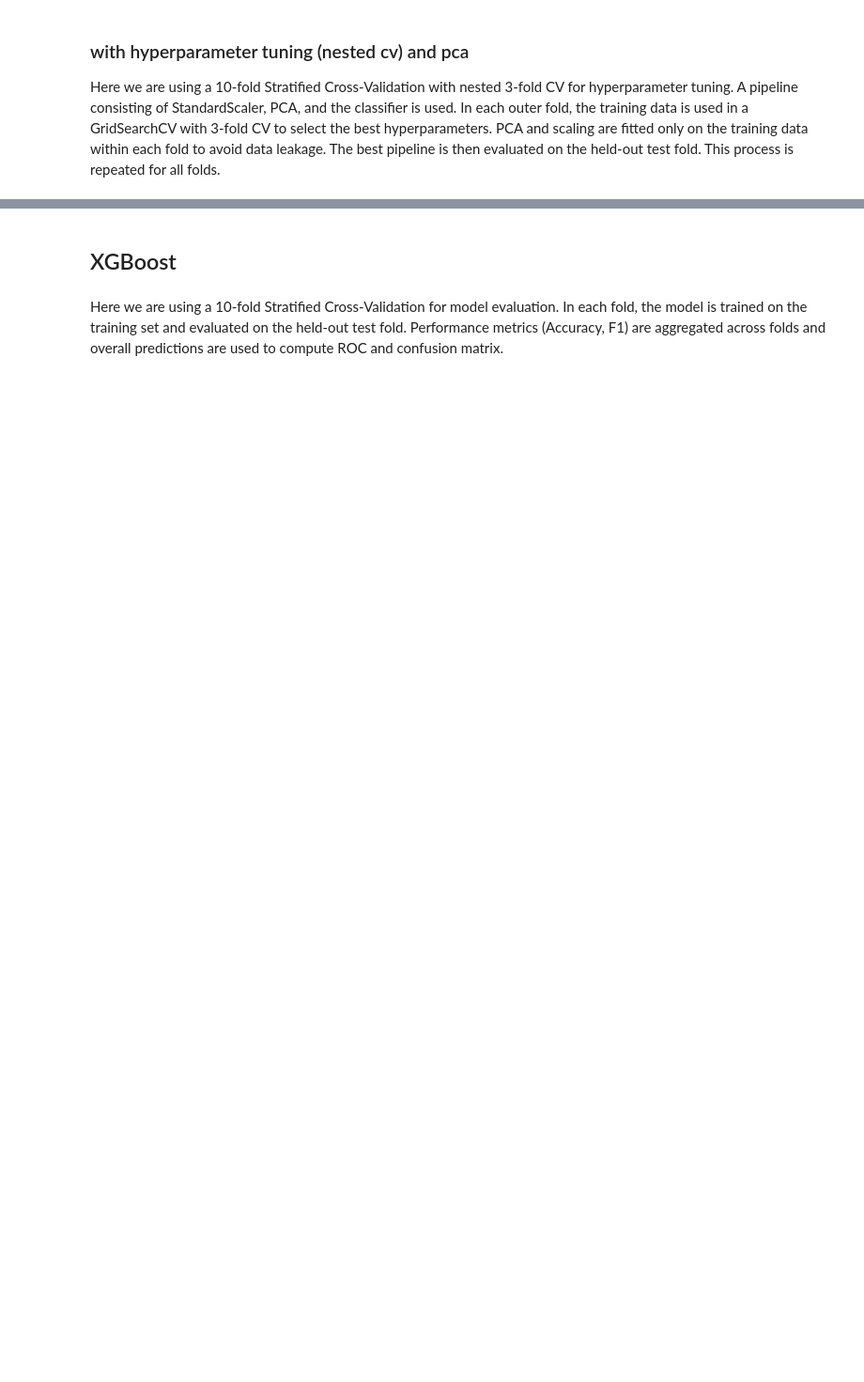
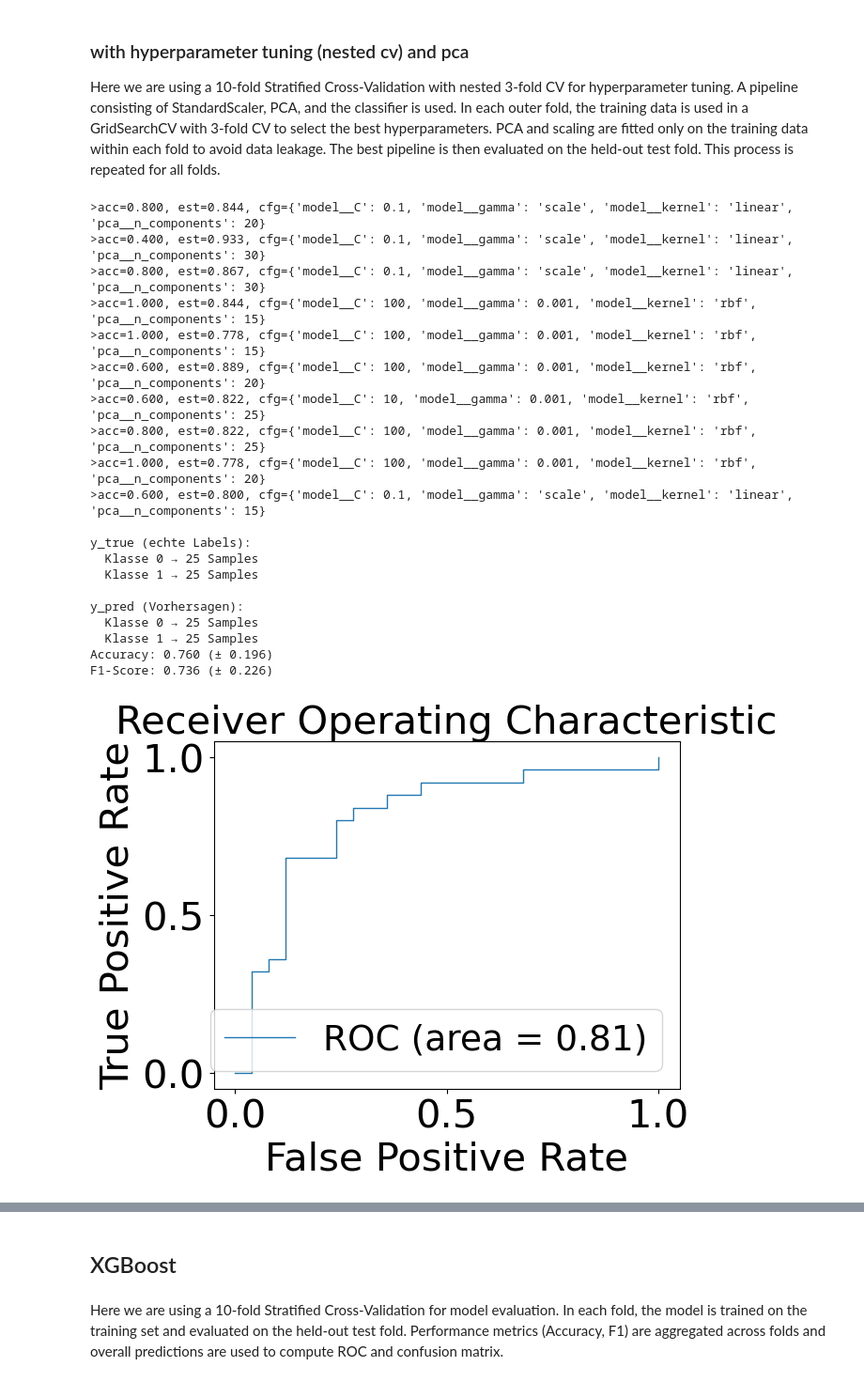
Before and after one commit to mbp-lab/tsst-speech-stress, a Jupyter notebook: 04_StimmeStress_MLClassification.ipynb, the cells around one changed output, grey strips where cells are left out. Shown at 94% size. Drawn from its saved outputs; the diff is of its cells as text; code cells hidden in the pictures; blank space fills up the shorter version.

```diff
--- a/04_StimmeStress_MLClassification.ipynb
+++ b/04_StimmeStress_MLClassification.ipynb
@@ -201,12 +515,34 @@ then evaluated on the held-out test fold. This process is repeated for all folds
 # %%
 model = SVC(kernel='rbf', degree=3, gamma='scale', probability=True, class_weight='balanced')
 
 space = {
     "pca__n_components": [5, 10, 15, 20, 25, 30],
     "model__C": [0.1, 1, 10, 100],
     "model__kernel": ['linear', 'rbf'],
-    "gamma" : ['scale', 0.001, 0.01, 0.1, 1]
+    "model__gamma" : ['scale', 0.001, 0.01, 0.1, 1]
 }
 
 res_svm_nested_pca = myml.classification_10foldcv_nested_with_pca(X, y, model, space, 'yes')
 res_svm_nested_pca.columns = ["y_true", "y_score"]
+# %% [output]
+>acc=0.800, est=0.844, cfg={'model__C': 0.1, 'model__gamma': 'scale', 'model__kernel': 'linear', 'pca__n_components': 20}
+>acc=0.400, est=0.933, cfg={'model__C': 0.1, 'model__gamma': 'scale', 'model__kernel': 'linear', 'pca__n_components': 30}
+>acc=0.800, est=0.867, cfg={'model__C': 0.1, 'model__gamma': 'scale', 'model__kernel': 'linear', 'pca__n_components': 30}
+>acc=1.000, est=0.844, cfg={'model__C': 100, 'model__gamma': 0.001, 'model__kernel': 'rbf', 'pca__n_components': 15}
+>acc=1.000, est=0.778, cfg={'model__C': 100, 'model__gamma': 0.001, 'model__kernel': 'rbf', 'pca__n_components': 15}
+>acc=0.600, est=0.889, cfg={'model__C': 100, 'model__gamma': 0.001, 'model__kernel': 'rbf', 'pca__n_components': 20}
+>acc=0.600, est=0.822, cfg={'model__C': 10, 'model__gamma': 0.001, 'model__kernel': 'rbf', 'pca__n_components': 25}
+>acc=0.800, est=0.822, cfg={'model__C': 100, 'model__gamma': 0.001, 'model__kernel': 'rbf', 'pca__n_components': 25}
+>acc=1.000, est=0.778, cfg={'model__C': 100, 'model__gamma': 0.001, 'model__kernel': 'rbf', 'pca__n_components': 20}
+>acc=0.600, est=0.800, cfg={'model__C': 0.1, 'model__gamma': 'scale', 'model__kernel': 'linear', 'pca__n_components': 15}
+
+y_true (echte Labels):
+  Klasse 0 → 25 Samples
+  Klasse 1 → 25 Samples
+
+y_pred (Vorhersagen):
+  Klasse 0 → 25 Samples
+  Klasse 1 → 25 Samples
+Accuracy: 0.760 (± 0.196)
+F1-Score: 0.736 (± 0.226)
+[figure, added]
```
Also changed, not shown: parts of 16 cells of this notebook, 2 other files.
